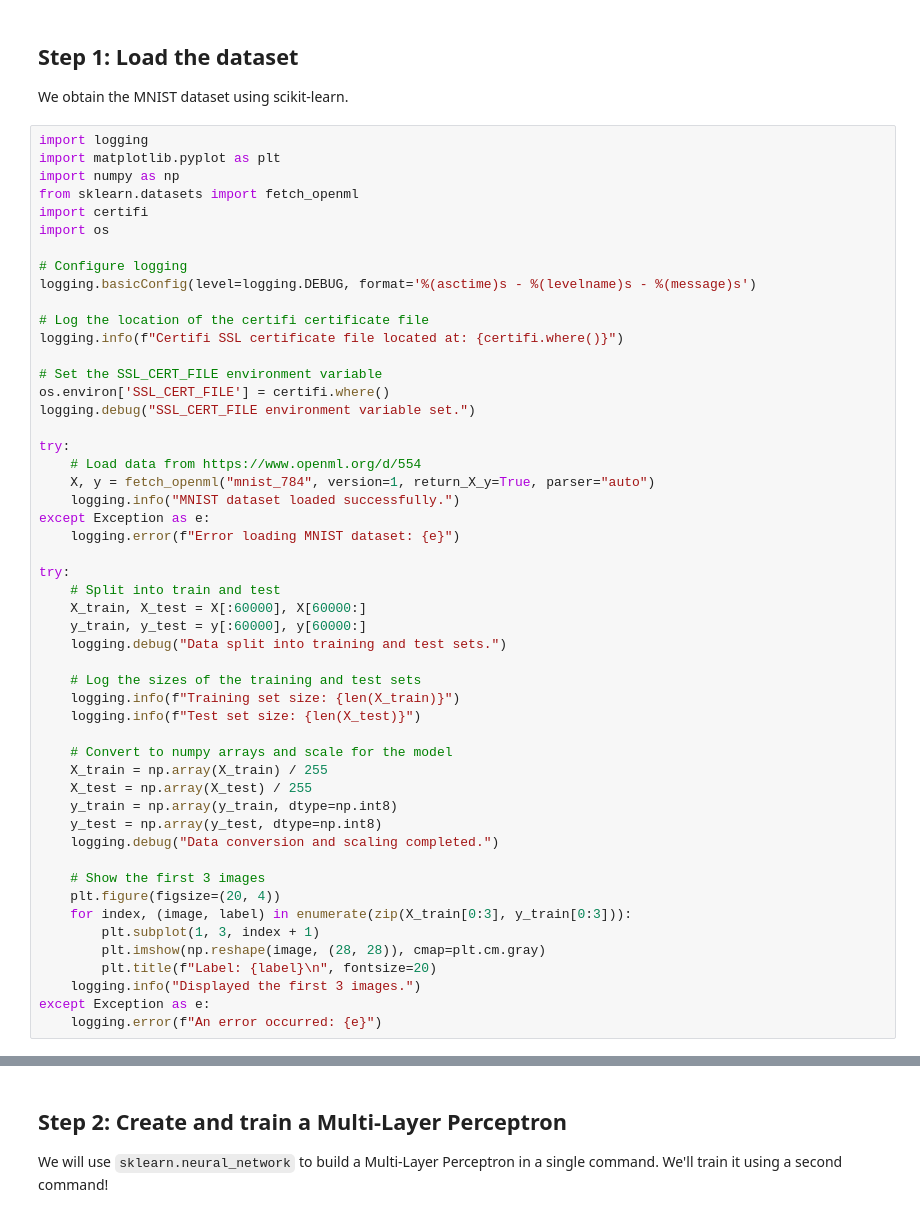
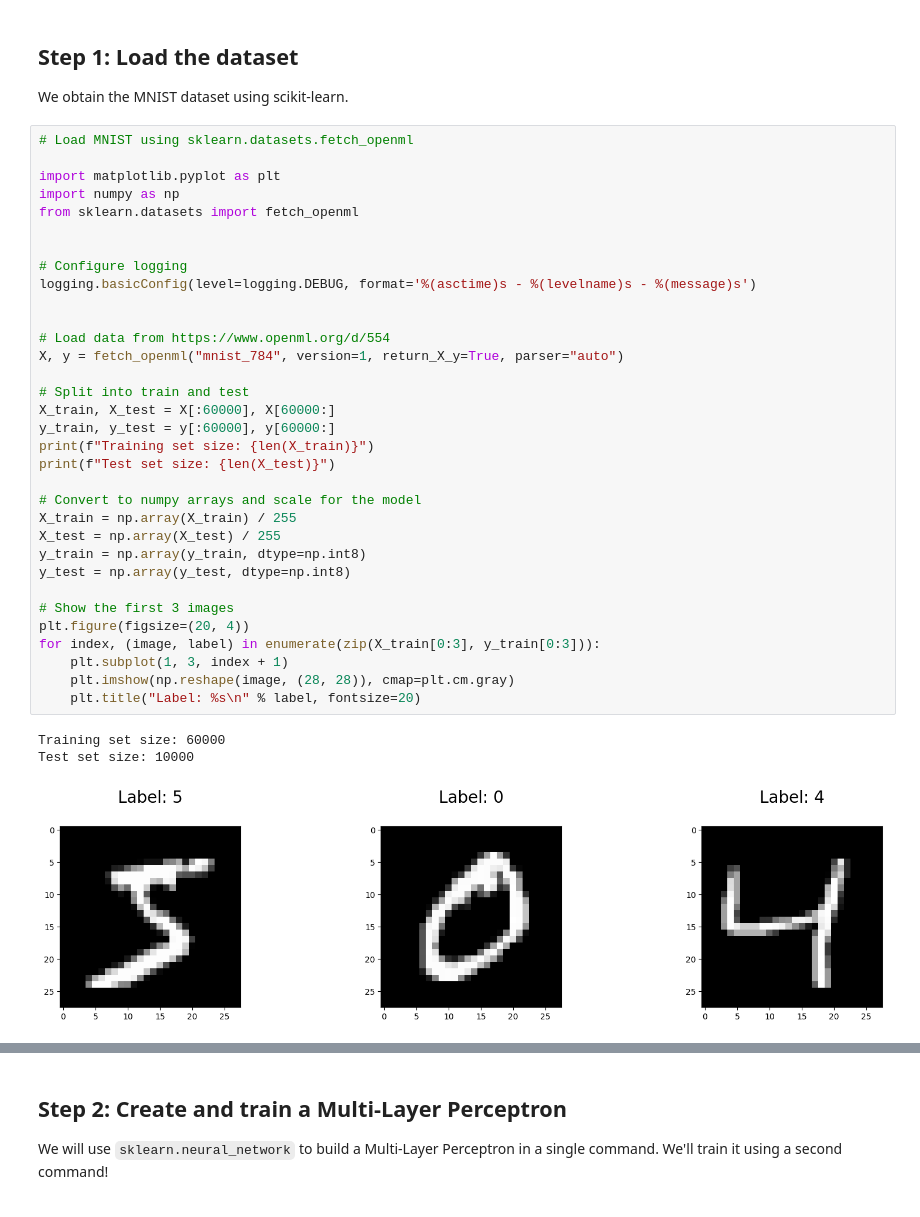
Before and after one commit to santhoshreddyin/Generative_AI_Learning, a Jupyter notebook: Deep Learning Fundamentals/Exercise1-classification-of-handwritten-digits-using-an-mlp.ipynb, the cells around one changed output, grey strips where cells are left out. Drawn from its saved outputs; the diff is of its cells as text.

```diff
--- a/Deep Learning Fundamentals/Exercise1-classification-of-handwritten-digits-using-an-mlp.ipynb
+++ b/Deep Learning Fundamentals/Exercise1-classification-of-handwritten-digits-using-an-mlp.ipynb
@@ -9,53 +9,39 @@ For this exercise, you will not need to write any code. All you need to do is fo
 
 We obtain the MNIST dataset using scikit-learn.
 # %%
-import logging
+# Load MNIST using sklearn.datasets.fetch_openml
+
 import matplotlib.pyplot as plt
 import numpy as np
 from sklearn.datasets import fetch_openml
-import certifi
-import os
+
 
 # Configure logging
 logging.basicConfig(level=logging.DEBUG, format='%(asctime)s - %(levelname)s - %(message)s')
 
-# Log the location of the certifi certificate file
-logging.info(f"Certifi SSL certificate file located at: {certifi.where()}")
 
-# Set the SSL_CERT_FILE environment variable
-os.environ['SSL_CERT_FILE'] = certifi.where()
-logging.debug("SSL_CERT_FILE environment variable set.")
+# Load data from https://www.openml.org/d/554
+X, y = fetch_openml("mnist_784", version=1, return_X_y=True, parser="auto")
 
-try:
-    # Load data from https://www.openml.org/d/554
-    X, y = fetch_openml("mnist_784", version=1, return_X_y=True, parser="auto")
-    logging.info("MNIST dataset loaded successfully.")
-except Exception as e:
-    logging.error(f"Error loading MNIST dataset: {e}")
+# Split into train and test
+X_train, X_test = X[:60000], X[60000:]
+y_train, y_test = y[:60000], y[60000:]
+print(f"Training set size: {len(X_train)}")
+print(f"Test set size: {len(X_test)}")
 
-try:
-    # Split into train and test
-    X_train, X_test = X[:60000], X[60000:]
-    y_train, y_test = y[:60000], y[60000:]
-    logging.debug("Data split into training and test sets.")
+# Convert to numpy arrays and scale for the model
+X_train = np.array(X_train) / 255
+X_test = np.array(X_test) / 255
+y_train = np.array(y_train, dtype=np.int8)
+y_test = np.array(y_test, dtype=np.int8)
 
-    # Log the sizes of the training and test sets
-    logging.info(f"Training set size: {len(X_train)}")
-    logging.info(f"Test set size: {len(X_test)}")
-
-    # Convert to numpy arrays and scale for the model
-    X_train = np.array(X_train) / 255
-    X_test = np.array(X_test) / 255
-    y_train = np.array(y_train, dtype=np.int8)
-    y_test = np.array(y_test, dtype=np.int8)
-    logging.debug("Data conversion and scaling completed.")
-
-    # Show the first 3 images
-    plt.figure(figsize=(20, 4))
-    for index, (image, label) in enumerate(zip(X_train[0:3], y_train[0:3])):
-        plt.subplot(1, 3, index + 1)
-        plt.imshow(np.reshape(image, (28, 28)), cmap=plt.cm.gray)
-        plt.title(f"Label: {label}\n", fontsize=20)
-    logging.info("Displayed the first 3 images.")
-except Exception as e:
-    logging.error(f"An error occurred: {e}")
+# Show the first 3 images
+plt.figure(figsize=(20, 4))
+for index, (image, label) in enumerate(zip(X_train[0:3], y_train[0:3])):
+    plt.subplot(1, 3, index + 1)
+    plt.imshow(np.reshape(image, (28, 28)), cmap=plt.cm.gray)
+    plt.title("Label: %s\n" % label, fontsize=20)
+# %% [output]
+Training set size: 60000
+Test set size: 10000
+[figure, added]
```
Also changed, not shown: parts of 4 cells of this notebook, 1 other file.
